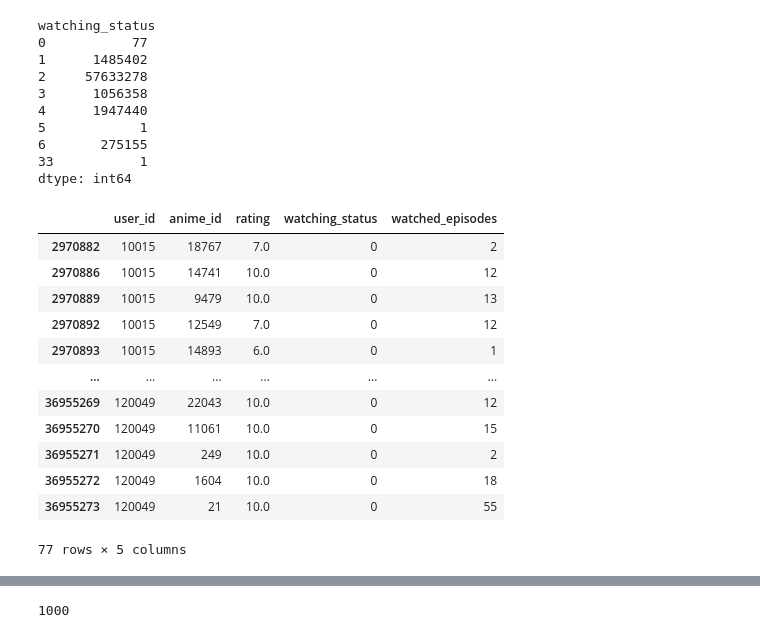
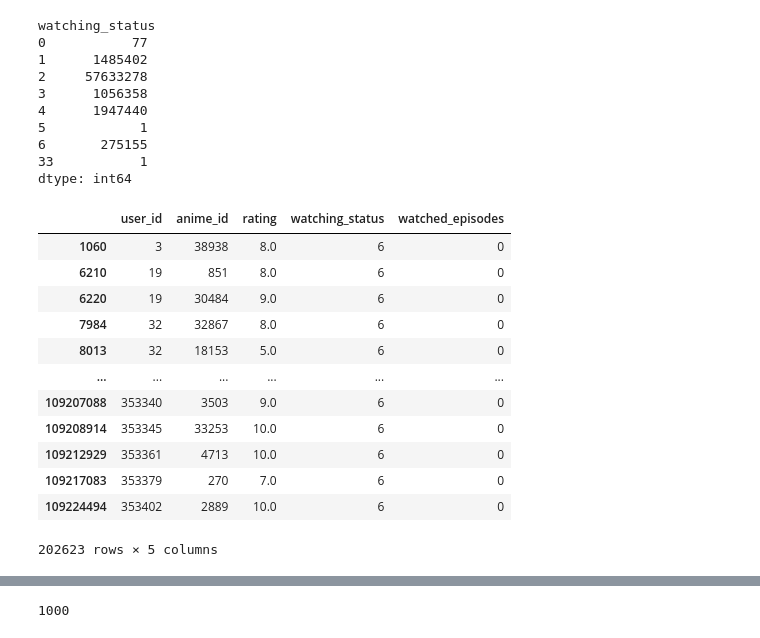
Before and after one commit to edgarg429/Anime_recommendation, a Jupyter notebook: Anime_Recommendation_Project.ipynb, the cells around one changed output, grey strips where cells are left out. Drawn from its saved outputs; the diff is of its cells as text; code cells hidden in the pictures.

```diff
--- a/Anime_Recommendation_Project.ipynb
+++ b/Anime_Recommendation_Project.ipynb
@@ -280,18 +306,18 @@ watching_status
 33           1
 dtype: int64
 # %%
-anime_user_ratings[anime_user_ratings['watching_status'] == 0]
+anime_user_ratings[(anime_user_ratings['watching_status'] >= 5) & (anime_user_ratings['rating'] !=0) & (anime_user_ratings['watched_episodes']==0)]
 # %% [output]
 |  | user_id | anime_id | rating | watching_status | watched_episodes |
-| 2970882 | 10015 | 18767 | 7.0 | 0 | 2 |
-| 2970886 | 10015 | 14741 | 10.0 | 0 | 12 |
-| 2970889 | 10015 | 9479 | 10.0 | 0 | 13 |
-| 2970892 | 10015 | 12549 | 7.0 | 0 | 12 |
-| 2970893 | 10015 | 14893 | 6.0 | 0 | 1 |
+| 1060 | 3 | 38938 | 8.0 | 6 | 0 |
+| 6210 | 19 | 851 | 8.0 | 6 | 0 |
+| 6220 | 19 | 30484 | 9.0 | 6 | 0 |
+| 7984 | 32 | 32867 | 8.0 | 6 | 0 |
+| 8013 | 32 | 18153 | 5.0 | 6 | 0 |
 | ... | ... | ... | ... | ... | ... |
-| 36955269 | 120049 | 22043 | 10.0 | 0 | 12 |
-| 36955270 | 120049 | 11061 | 10.0 | 0 | 15 |
-| 36955271 | 120049 | 249 | 10.0 | 0 | 2 |
-| 36955272 | 120049 | 1604 | 10.0 | 0 | 18 |
-| 36955273 | 120049 | 21 | 10.0 | 0 | 55 |
+| 109207088 | 353340 | 3503 | 9.0 | 6 | 0 |
+| 109208914 | 353345 | 33253 | 10.0 | 6 | 0 |
+| 109212929 | 353361 | 4713 | 10.0 | 6 | 0 |
+| 109217083 | 353379 | 270 | 7.0 | 6 | 0 |
+| 109224494 | 353402 | 2889 | 10.0 | 6 | 0 |
-77 rows × 5 columns
+202623 rows × 5 columns
```
Also changed, not shown: parts of 58 cells of this notebook.
